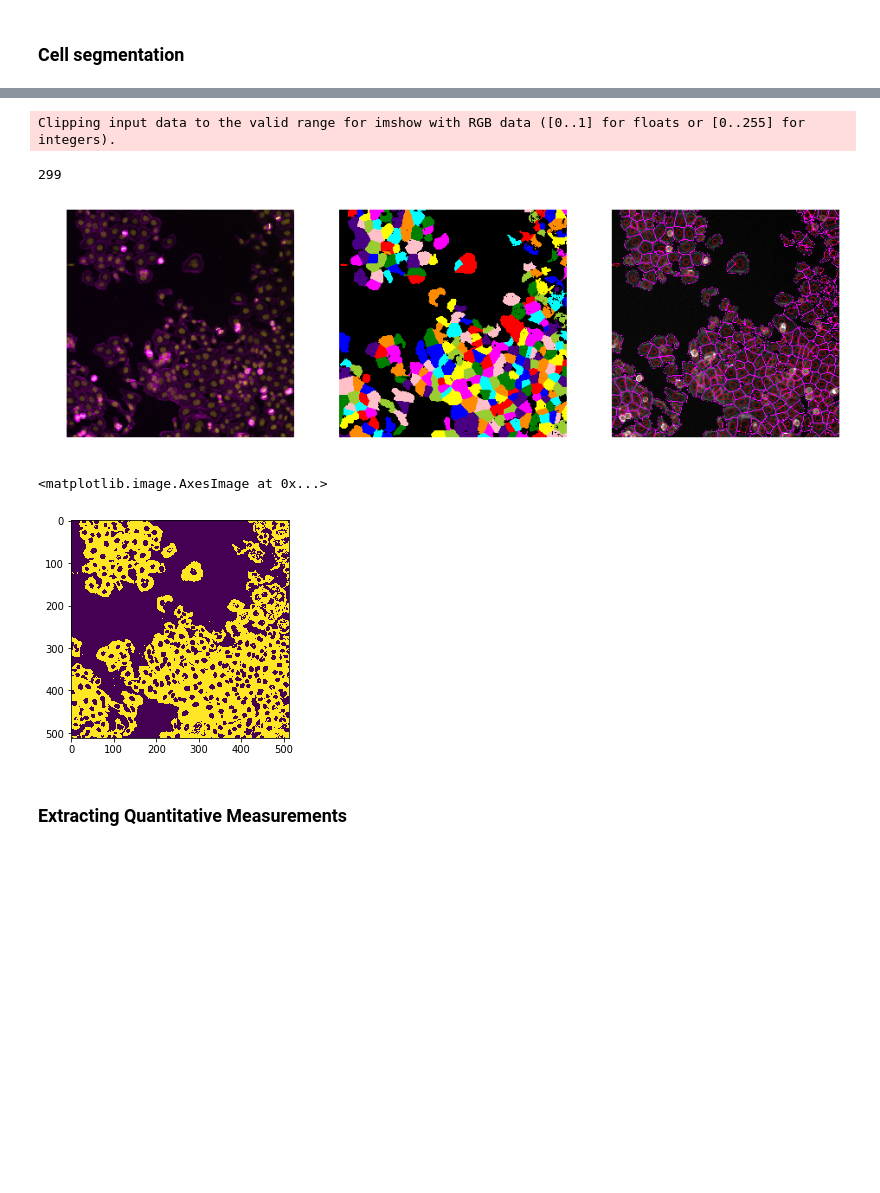
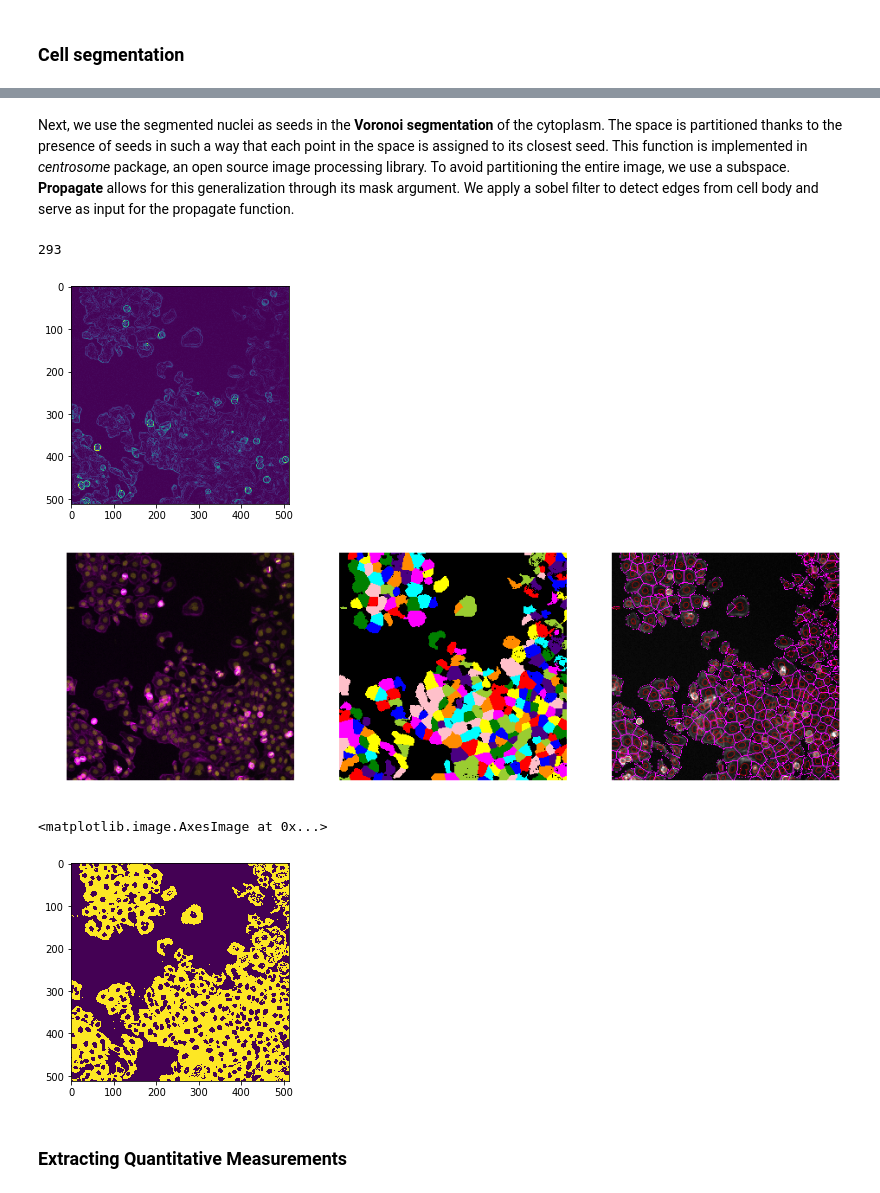
Before and after one commit to volker-baecker/jupyter-workshop-mifobio-2018, a Jupyter notebook: image_analysis.ipynb, the cells around one changed output, grey strips where cells are left out. Cells and saved outputs as stored; diff of their text form; code cells hidden in the pictures; blank space fills up the shorter version.

```diff
--- a/image_analysis.ipynb
+++ b/image_analysis.ipynb
@@ -264,31 +278,38 @@ plt.show()
+# %% [markdown]
+Next, we use the segmented nuclei as seeds in the **Voronoi segmentation** of the cytoplasm. The space is partitioned thanks to the presence of seeds in such a way that each point in the space is assigned to its closest seed. This function is implemented in *centrosome* package, an open source image processing library. To avoid partitioning the entire image, we use a subspace. **Propagate** allows for this generalization through its mask argument. We apply a sobel filter to detect edges from cell body and serve as input for the propagate function.
 # %%
+fsobel = np.empty_like(cell_norm)
+fsobel = sobel(cell_norm)
+
+plt.imshow(fsobel)
+
 mask_cell = np.zeros(cell_norm.shape, dtype = bool)
 mask_cell[cell_norm > threshold_otsu(cell_norm * 0.3)] = True
 
 #cyto_seg = watershed(image=fsobel, markers=markers, compactness = 0.00001)
 cell_seg,_ = propagate(image=fsobel, labels=markers_nuc[0], mask=mask_cell, weight=1)
 
-labeled = label(cell_seg, return_num=True)
+labeled = label(cell_seg, connectivity=2, return_num=True)
 
 print(labeled[1])
 
 fig, ax = plt.subplots(1,3, figsize=(16,8))
 ax[0].imshow(composite)
 ax[1].imshow(label2rgb(labeled[0], bg_label=0))
 ax[2].imshow(mark_boundaries(cell_norm, cell_seg, color=(1,0,1)))
 ax[2].contour(mask_nuc, colors = 'r', linewidths = 0.1)
 ax[0].axis('off')
 ax[1].axis('off')
 ax[2].axis('off')
 plt.show()
 
 cyto = np.logical_xor(mask_cell, mask_nuc)
 plt.imshow(cyto)
 # %% [output]
-Clipping input data to the valid range for imshow with RGB data ([0..1] for floats or [0..255] for integers).
+293
+[figure, new version]
+[figure, new version]
-299
+<matplotlib.image.AxesImage at 0x...>
-[figure, old version]
-<matplotlib.image.AxesImage at 0x...>
-[figure, old version]
+[figure, added]
 # %% [markdown]
 ### Extracting Quantitative Measurements
```
Also changed, not shown: parts of 27 cells of this notebook.
